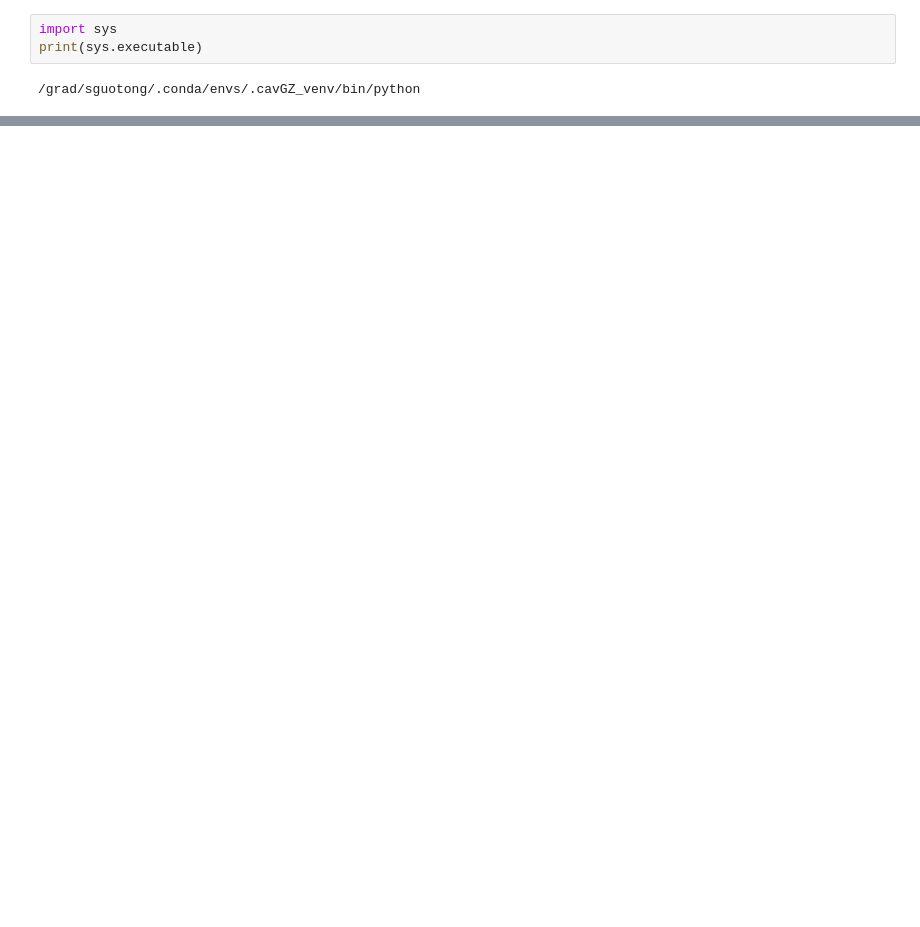
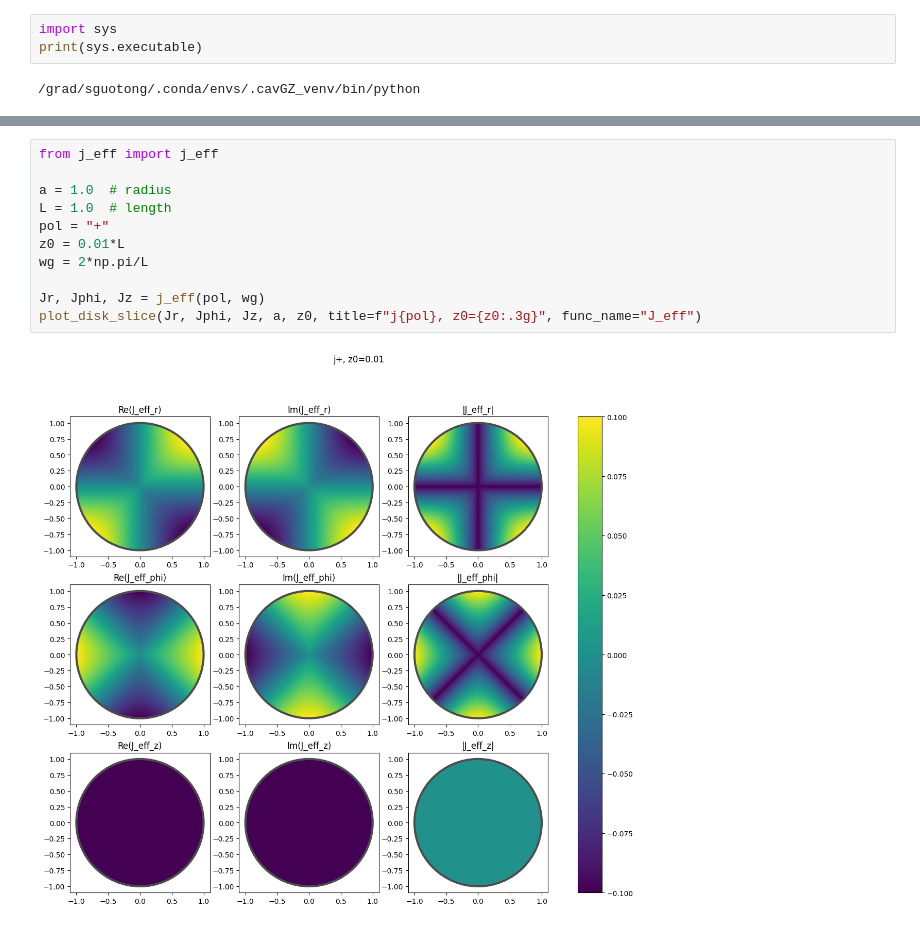
Before and after one commit to gsun01/CAGE, a Jupyter notebook: main.ipynb, the cells around one changed output, grey strips where cells are left out. Saved outputs shown, nothing was run; the diff lists cells and outputs as text; blank space fills up the shorter version.

Commit message:
code for plotting a disk slice of the cavity

```diff
--- a/main.ipynb
+++ b/main.ipynb
@@ -46,0 +148,13 @@ Er_vals = Er(r[None, :, None], phi, z)        # resulting shape (256, 200, 128)
+# %%
+from j_eff import j_eff
+
+a = 1.0  # radius
+L = 1.0  # length
+pol = "+"
+z0 = 0.01*L
+wg = 2*np.pi/L
+
+Jr, Jphi, Jz = j_eff(pol, wg)
+plot_disk_slice(Jr, Jphi, Jz, a, z0, title=f"j{pol}, z0={z0:.3g}", func_name="J_eff")
+# %% [output]
+[figure, added]
```
Also changed, not shown: parts of 3 cells of this notebook.
